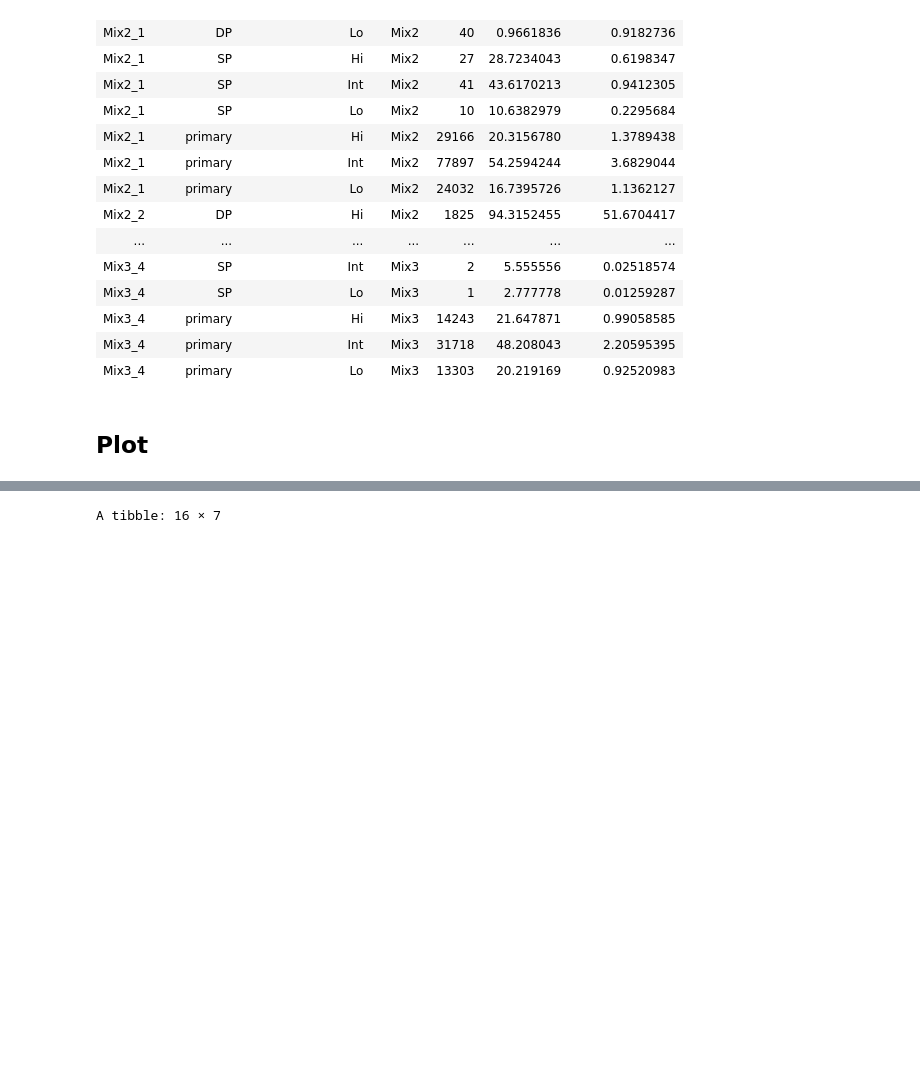
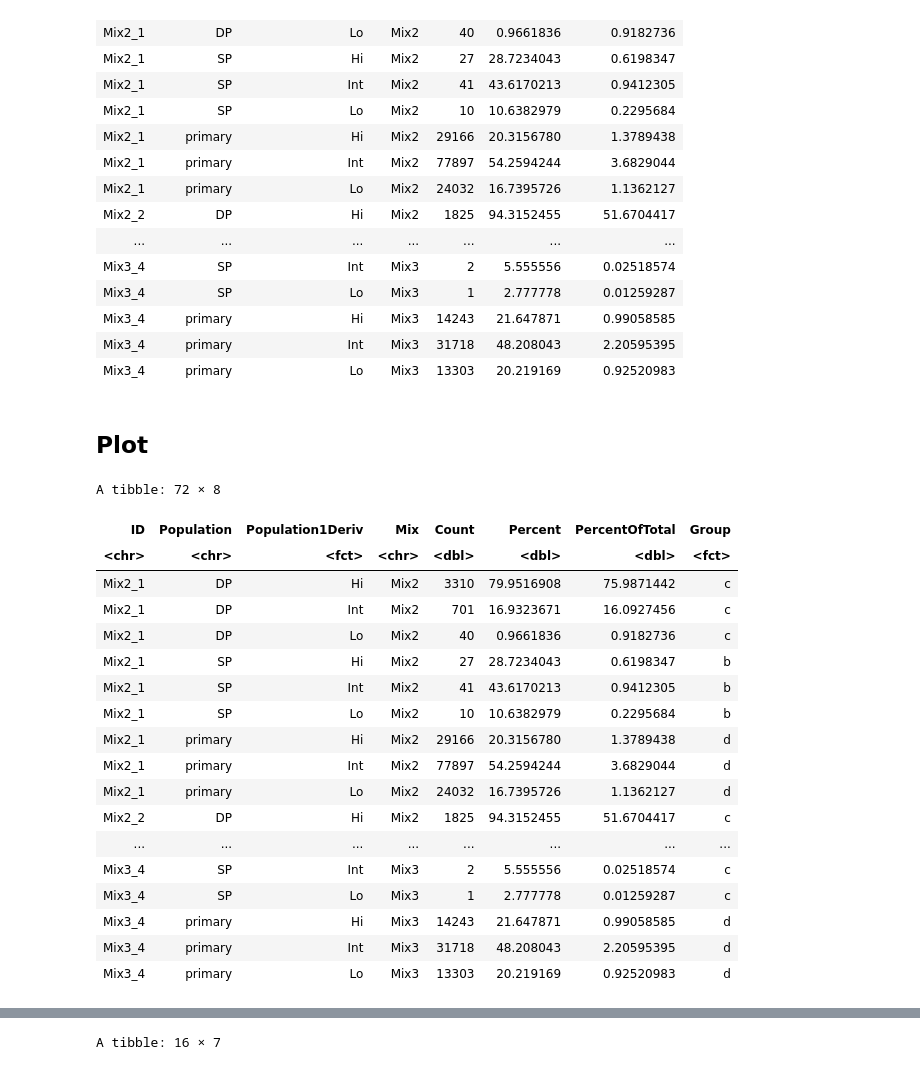
Before and after one commit to ScrippsPipkinLab/AlbaoRunx3Manuscript, a Jupyter notebook: flow/Fig02/2026-012-NatRechallenge-Analysis.ipynb, the cells around one changed output, grey strips where cells are left out. Cells and saved outputs as stored; diff of their text form; code cells hidden in the pictures; blank space fills up the shorter version.

```diff
--- a/flow/Fig02/2026-012-NatRechallenge-Analysis.ipynb
+++ b/flow/Fig02/2026-012-NatRechallenge-Analysis.ipynb
@@ -259,7 +225,7 @@ for(mix in c("Mix2", "Mix3")){
         x_col = "Population",
         facet_col = "Population1Deriv",
         # pool_sd = TRUE,
-        paired = FALSE,
+        paired = TRUE,
         step_fraction = 0.1,
         min_step = 0.5
     )
@@ -309,3 +275,31 @@ for(mix in c("Mix2", "Mix3")){
     print(p)
     dev.off()
 }
+# %%
+combineMixes <- interesting %>% filter(Population != "all") %>%
+    mutate(Group =  ifelse(Population == "primary", "d",
+                        ifelse(Mix == "Mix2" & Population == "SP", "b",
+                            ifelse(Mix == "Mix3" & Population == "DP", "a", "c")
+                        )
+                    )) %>% mutate(Group = factor(Group, levels = c("a", "b", "c", "d")))
+combineMixes
+# %% [output]
+A tibble: 72 × 8
+| ID | Population | Population1Deriv | Mix | Count | Percent | PercentOfTotal | Group |
+| <chr> | <chr> | <fct> | <chr> | <dbl> | <dbl> | <dbl> | <fct> |
+| Mix2_1 | DP | Hi | Mix2 | 3310 | 79.9516908 | 75.9871442 | c |
+| Mix2_1 | DP | Int | Mix2 | 701 | 16.9323671 | 16.0927456 | c |
+| Mix2_1 | DP | Lo | Mix2 | 40 | 0.9661836 | 0.9182736 | c |
+| Mix2_1 | SP | Hi | Mix2 | 27 | 28.7234043 | 0.6198347 | b |
+| Mix2_1 | SP | Int | Mix2 | 41 | 43.6170213 | 0.9412305 | b |
+| Mix2_1 | SP | Lo | Mix2 | 10 | 10.6382979 | 0.2295684 | b |
+| Mix2_1 | primary | Hi | Mix2 | 29166 | 20.3156780 | 1.3789438 | d |
+| Mix2_1 | primary | Int | Mix2 | 77897 | 54.2594244 | 3.6829044 | d |
+| Mix2_1 | primary | Lo | Mix2 | 24032 | 16.7395726 | 1.1362127 | d |
+| Mix2_2 | DP | Hi | Mix2 | 1825 | 94.3152455 | 51.6704417 | c |
+| ... | ... | ... | ... | ... | ... | ... | ... |
+| Mix3_4 | SP | Int | Mix3 | 2 | 5.555556 | 0.02518574 | c |
+| Mix3_4 | SP | Lo | Mix3 | 1 | 2.777778 | 0.01259287 | c |
+| Mix3_4 | primary | Hi | Mix3 | 14243 | 21.647871 | 0.99058585 | d |
+| Mix3_4 | primary | Int | Mix3 | 31718 | 48.208043 | 2.20595395 | d |
+| Mix3_4 | primary | Lo | Mix3 | 13303 | 20.219169 | 0.92520983 | d |
```
Also changed, not shown: parts of 3 cells of this notebook, 14 other files.
